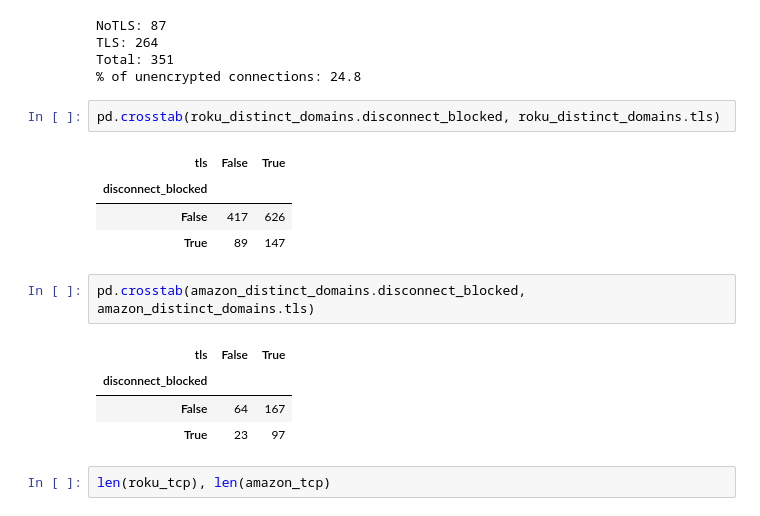
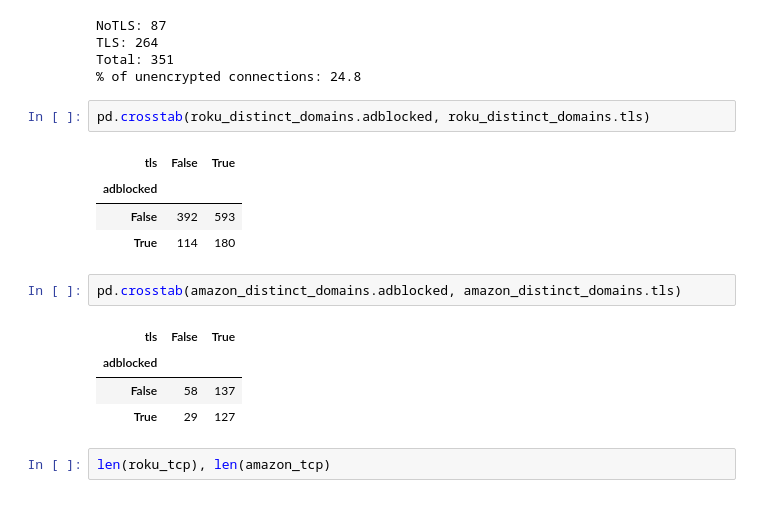
Before and after one commit to citp/ott-tracking, a Jupyter notebook: src/analysis/notebooks/Unencrypted-Connections.ipynb, the cells around one changed output. Cells and saved outputs as stored; diff of their text form.

```diff
--- a/src/analysis/notebooks/Unencrypted-Connections.ipynb
+++ b/src/analysis/notebooks/Unencrypted-Connections.ipynb
@@ -118,19 +118,19 @@ TLS: 264
 Total: 351
 % of unencrypted connections: 24.8
 # %%
-pd.crosstab(roku_distinct_domains.disconnect_blocked, roku_distinct_domains.tls)
+pd.crosstab(roku_distinct_domains.adblocked, roku_distinct_domains.tls)
 # %% [output]
 | tls | False | True |
-| disconnect_blocked |  |  |
-| False | 417 | 626 |
-| True | 89 | 147 |
+| adblocked |  |  |
+| False | 392 | 593 |
+| True | 114 | 180 |
 # %%
-pd.crosstab(amazon_distinct_domains.disconnect_blocked, amazon_distinct_domains.tls)
+pd.crosstab(amazon_distinct_domains.adblocked, amazon_distinct_domains.tls)
 # %% [output]
 | tls | False | True |
-| disconnect_blocked |  |  |
-| False | 64 | 167 |
-| True | 23 | 97 |
+| adblocked |  |  |
+| False | 58 | 137 |
+| True | 29 | 127 |
 # %%
 len(roku_tcp), len(amazon_tcp)
 # %% [output]
```
Also changed, not shown: parts of 10 cells of this notebook, 34 other files.
